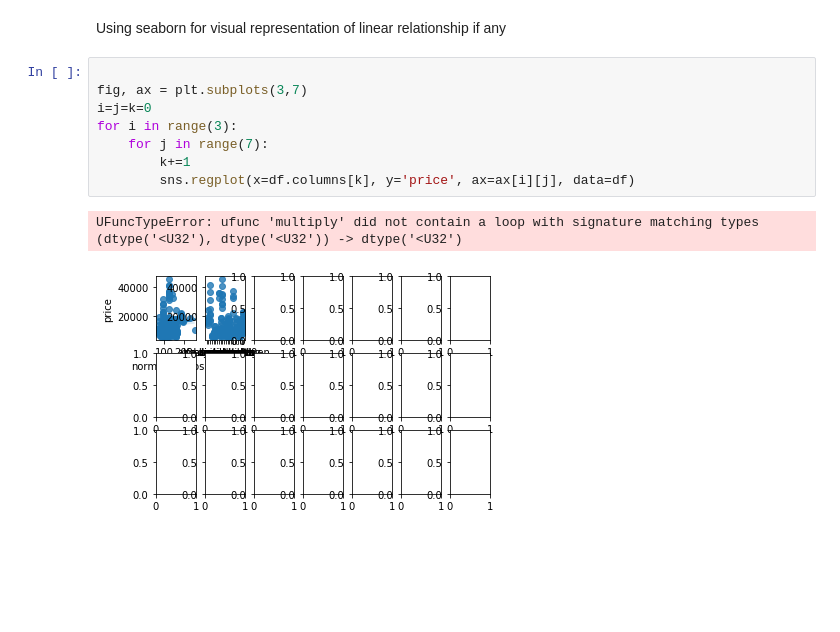
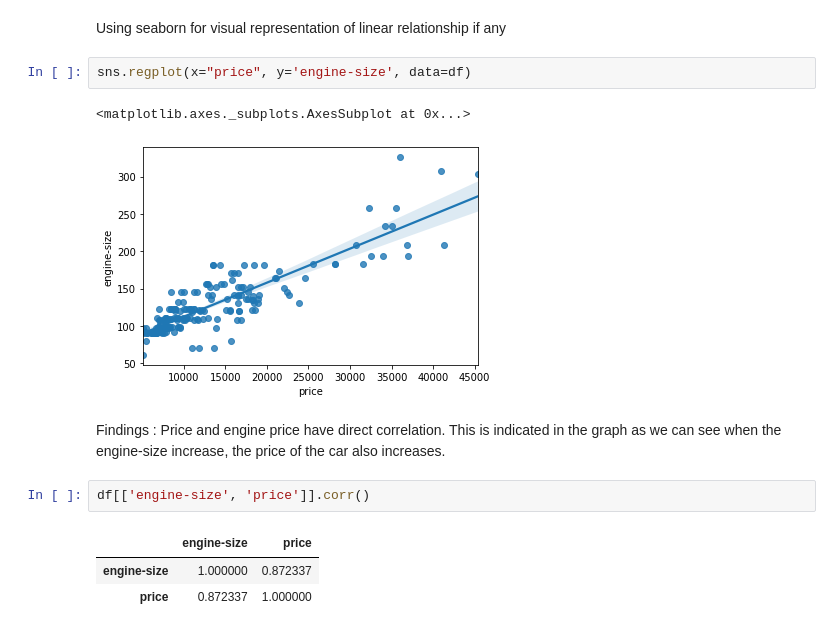
Before and after one commit to sushanth10/car-price-analysis, a Jupyter notebook: exploratory-analysis.ipynb, the cells around one changed output. Drawn from its saved outputs; the diff is of its cells as text; blank space fills up the shorter version.

```diff
--- a/exploratory-analysis.ipynb
+++ b/exploratory-analysis.ipynb
@@ -72,14 +72,16 @@ df[['bore','stroke','horsepower', 'compression-ratio']].corr()
 | compression-ratio | 0.002021 | 0.186761 | -0.214197 | 1.000000 |
 # %% [markdown]
 Using seaborn for visual representation of linear relationship if any
-# %%
-
-fig, ax = plt.subplots(3,7)
-i=j=k=0
-for i in range(3):
-    for j in range(7):
-        k+=1
-        sns.regplot(x=df.columns[k], y='price', ax=ax[i][j], data=df)
-# %% [output]
-UFuncTypeError: ufunc 'multiply' did not contain a loop with signature matching types (dtype('<U32'), dtype('<U32')) -> dtype('<U32')
-[figure, removed]
+# %%
+sns.regplot(x="price", y='engine-size', data=df)
+# %% [output]
+<matplotlib.axes._subplots.AxesSubplot at 0x...>
+[figure, added]
+# %% [markdown]
+Findings :  Price and engine price have direct correlation. This is indicated in the graph as we can see when the engine-size increase, the price of the car also increases.
+# %%
+df[['engine-size', 'price']].corr()
+# %% [output]
+|  | engine-size | price |
+| engine-size | 1.000000 | 0.872337 |
+| price | 0.872337 | 1.000000 |
```
Also changed, not shown: parts of 31 cells of this notebook.
